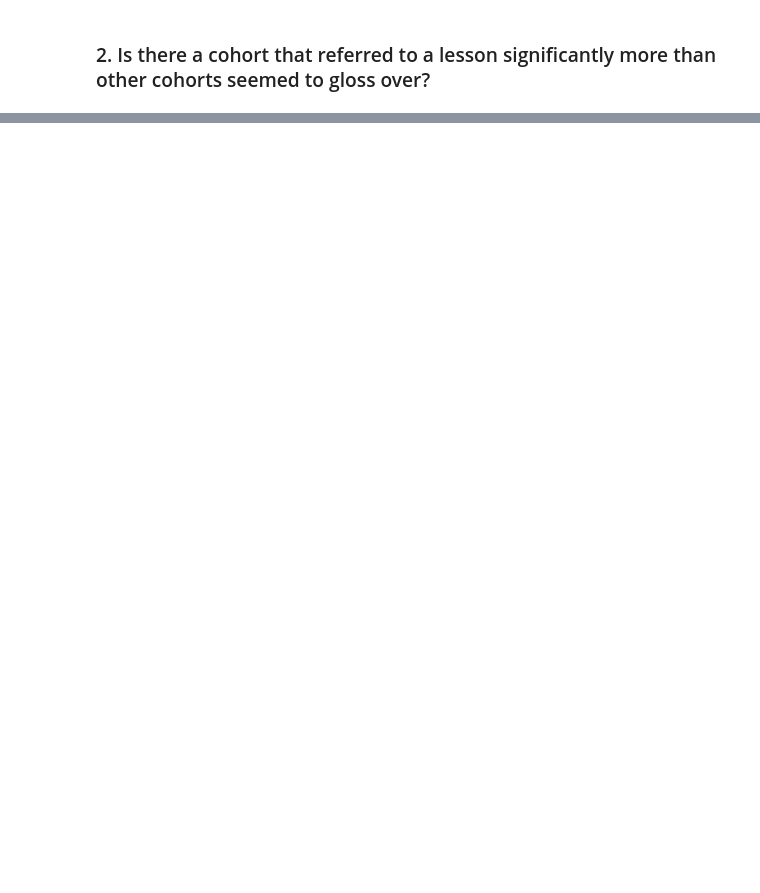
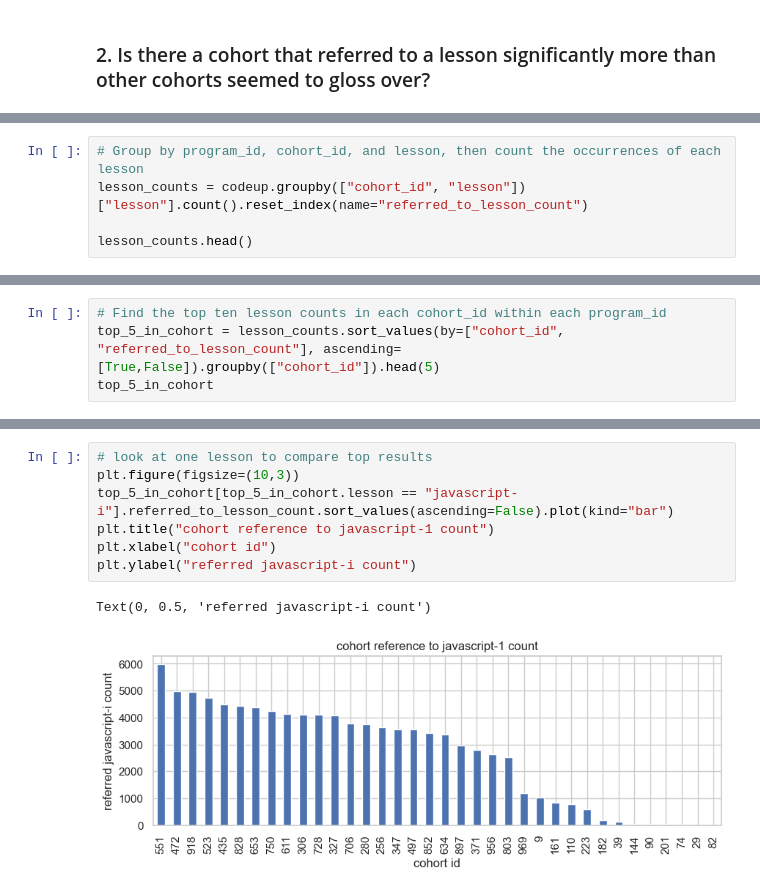
Before and after one commit to Anomaly-Detection-Group/anomaly_detection_project, a Jupyter notebook: Victoire/explore_victoire.ipynb, the cells around one changed output, grey strips where cells are left out. Saved outputs shown, nothing was run; the diff lists cells and outputs as text; blank space fills up the shorter version.

```diff
--- a/Victoire/explore_victoire.ipynb
+++ b/Victoire/explore_victoire.ipynb
@@ -158,0 +81,5 @@ web_design[(web_design["count"] == web_design["count"].max()) | (web_design["cou
+# %%
+# Group by program_id, cohort_id, and lesson, then count the occurrences of each lesson
+lesson_counts = codeup.groupby(["cohort_id", "lesson"])["lesson"].count().reset_index(name="referred_to_lesson_count")
+
+lesson_counts.head()
@@ -158,0 +110,4 @@ web_design[(web_design["count"] == web_design["count"].max()) | (web_design["cou
+# %%
+# Find the top ten lesson counts in each cohort_id within each program_id
+top_5_in_cohort = lesson_counts.sort_values(by=["cohort_id", "referred_to_lesson_count"], ascending=[True,False]).groupby(["cohort_id"]).head(5)
+top_5_in_cohort
@@ -158,0 +128,10 @@ web_design[(web_design["count"] == web_design["count"].max()) | (web_design["cou
+# %%
+# look at one lesson to compare top results
+plt.figure(figsize=(10,3))
+top_5_in_cohort[top_5_in_cohort.lesson == "javascript-i"].referred_to_lesson_count.sort_values(ascending=False).plot(kind="bar")
+plt.title("cohort reference to javascript-1 count")
+plt.xlabel("cohort id")
+plt.ylabel("referred javascript-i count")
+# %% [output]
+Text(0, 0.5, 'referred javascript-i count')
+[figure, added]
```
Also changed, not shown: parts of 12 cells of this notebook, 2 other files.
